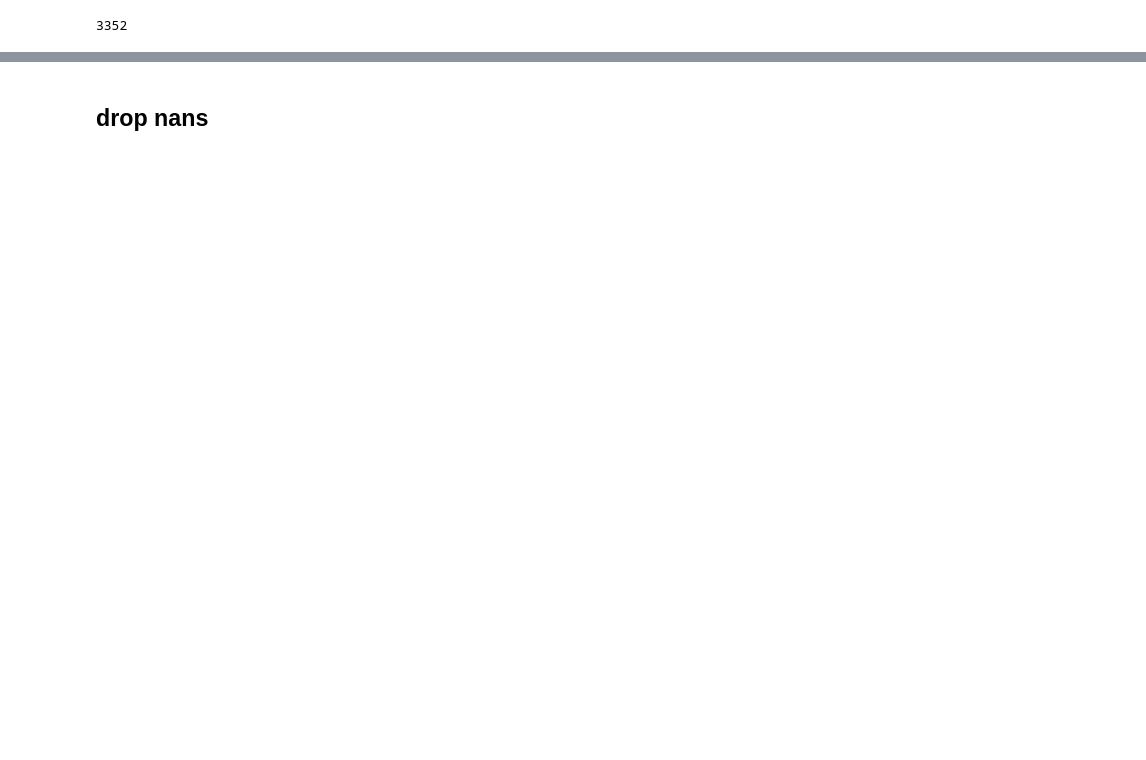
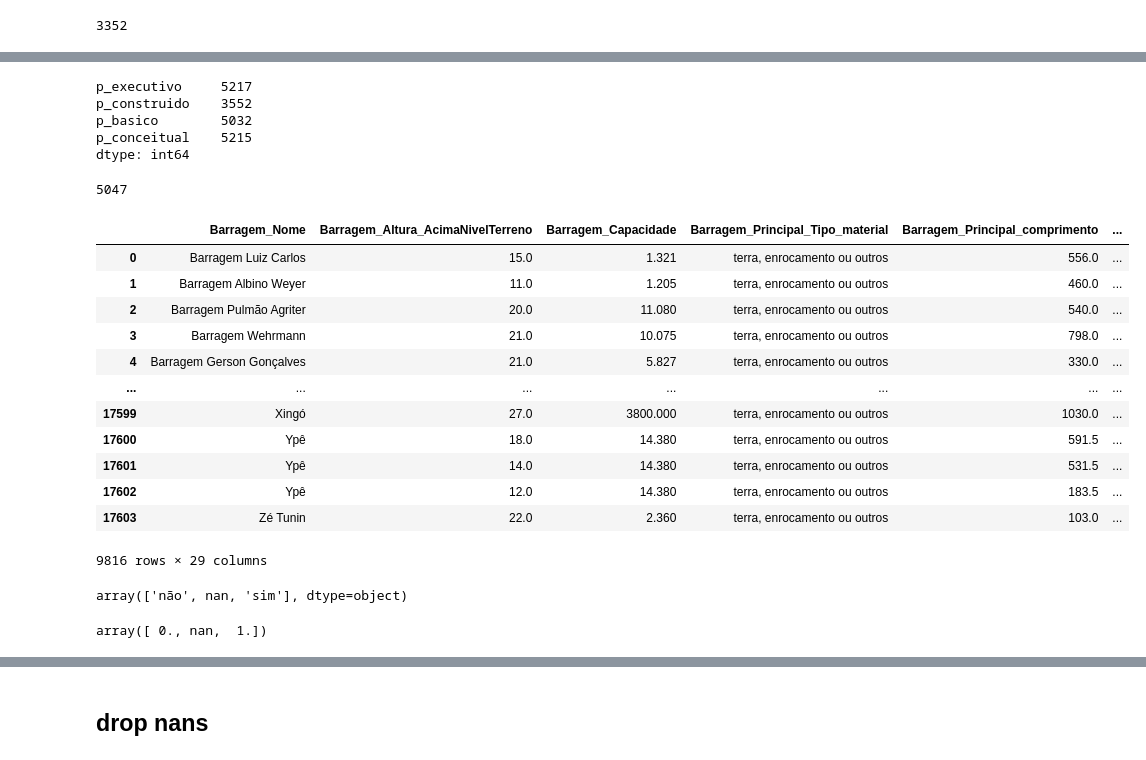
Before and after one commit to ta-data-lis/final-project, a Jupyter notebook: your-project/FINAL_EXPLORE AND CLEAN.ipynb, the cells around one changed output, grey strips where cells are left out. Cells and saved outputs as stored; diff of their text form; code cells hidden in the pictures; blank space fills up the shorter version.

```diff
--- a/your-project/FINAL_EXPLORE AND CLEAN.ipynb
+++ b/your-project/FINAL_EXPLORE AND CLEAN.ipynb
@@ -207,6 +410,66 @@ df['TemRevisaoPeriodica'].isnull().sum() #11883 nulls
+# %%
+dstest = df[['TemProjetoExecutivo','TemProjetoComo construido','TemProjetoBasico','TemProjetoConceitual']]
+dstest.columns = ['p_executivo', 'p_construido','p_basico', 'p_conceitual']
+# %%
+dstest.isnull().sum()
+# %% [output]
+p_executivo     5217
+p_construido    3552
+p_basico        5032
+p_conceitual    5215
+dtype: int64
+# %%
+test = []
+# Iterate over each row
+for index, rows in dstest.iterrows():
+    my_list =[rows.p_executivo, rows.p_construido, rows.p_basico,rows.p_conceitual]
+    test.append(my_list)
+# %%
+serie = []
+for lst in test:
+    if (lst[0] == 'sim') and (lst[1] == 'sim'):
+        serie.append(0)
+    elif (lst[0] == 'sim') or (lst[1] == 'sim'):
+        serie.append(2)
+    else:
+        if (lst[2] == 'sim'):
+            serie.append(4)
+        else:
+            if (lst[3] == 'sim'):
+                 serie.append(6)
+            elif (lst[3] == 'não'):
+                 serie.append(8)
+            else:
+                serie.append(np.nan)
+# %%
+pd.Series(serie).isnull().sum()
+# %% [output]
+5047
+# %%
+#decide what to do with the nulls afterall
+df['doc_score'] = serie
+# %%
+df
+# %% [output]
+|  | Barragem_Nome | Barragem_Altura_AcimaNivelTerreno | Barragem_Capacidade | Barragem_Principal_Tipo_material | Barragem_Principal_comprimento | ... |
+| 0 | Barragem Luiz Carlos | 15.0 | 1.321 | terra, enrocamento ou outros | 556.0 | ... |
+| 1 | Barragem Albino Weyer | 11.0 | 1.205 | terra, enrocamento ou outros | 460.0 | ... |
+| 2 | Barragem Pulmão Agriter | 20.0 | 11.080 | terra, enrocamento ou outros | 540.0 | ... |
+| 3 | Barragem Wehrmann | 21.0 | 10.075 | terra, enrocamento ou outros | 798.0 | ... |
+| 4 | Barragem Gerson Gonçalves | 21.0 | 5.827 | terra, enrocamento ou outros | 330.0 | ... |
+| ... | ... | ... | ... | ... | ... | ... |
+| 17599 | Xingó | 27.0 | 3800.000 | terra, enrocamento ou outros | 1030.0 | ... |
+| 17600 | Ypê | 18.0 | 14.380 | terra, enrocamento ou outros | 591.5 | ... |
+| 17601 | Ypê | 14.0 | 14.380 | terra, enrocamento ou outros | 531.5 | ... |
+| 17602 | Ypê | 12.0 | 14.380 | terra, enrocamento ou outros | 183.5 | ... |
+| 17603 | Zé Tunin | 22.0 | 2.360 | terra, enrocamento ou outros | 103.0 | ... |
+9816 rows × 29 columns
 # %%
-#df['ExtravasorControle'].value_counts()
-#df['ExtravasorControle'] = df['ExtravasorControle'].str.lower()
-#df['ExtravasorControle'] = df['ExtravasorControle'].replace('comporta manual','com comporta de acionamento mecânico')
-#df['ExtravasorControle'] = df['ExtravasorControle'].replace('sem informação',np.nan)
-#df['ExtravasorControle'].isnull().sum()
+#have eclusa
+df['TemEclusa'] = df['TemEclusa'].str.lower()
+df['TemEclusa'] = df['TemEclusa'].replace('não ','não')
+df['TemEclusa'] = df['TemEclusa'].replace('sem informação',np.nan)
+df['TemEclusa'].unique()
+#df['TemEclusa'].isnull().sum() #564
+# %% [output]
+array(['não', nan, 'sim'], dtype=object)
@@ -212,0 +479,4 @@ df['TemRevisaoPeriodica'].isnull().sum() #11883 nulls
+# %%
+df['Eclusa_score'].unique()
+# %% [output]
+array([ 0., nan,  1.])
```
Also changed, not shown: parts of 64 cells of this notebook, 2 other files.
